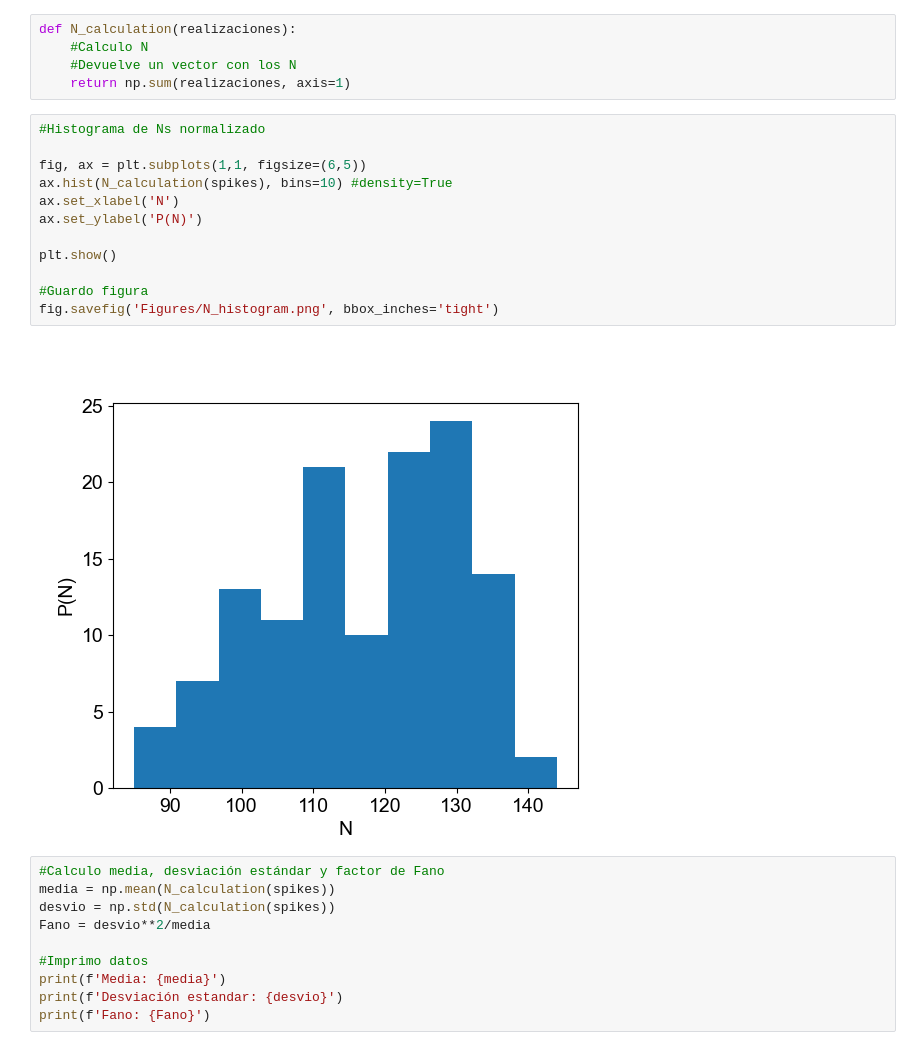
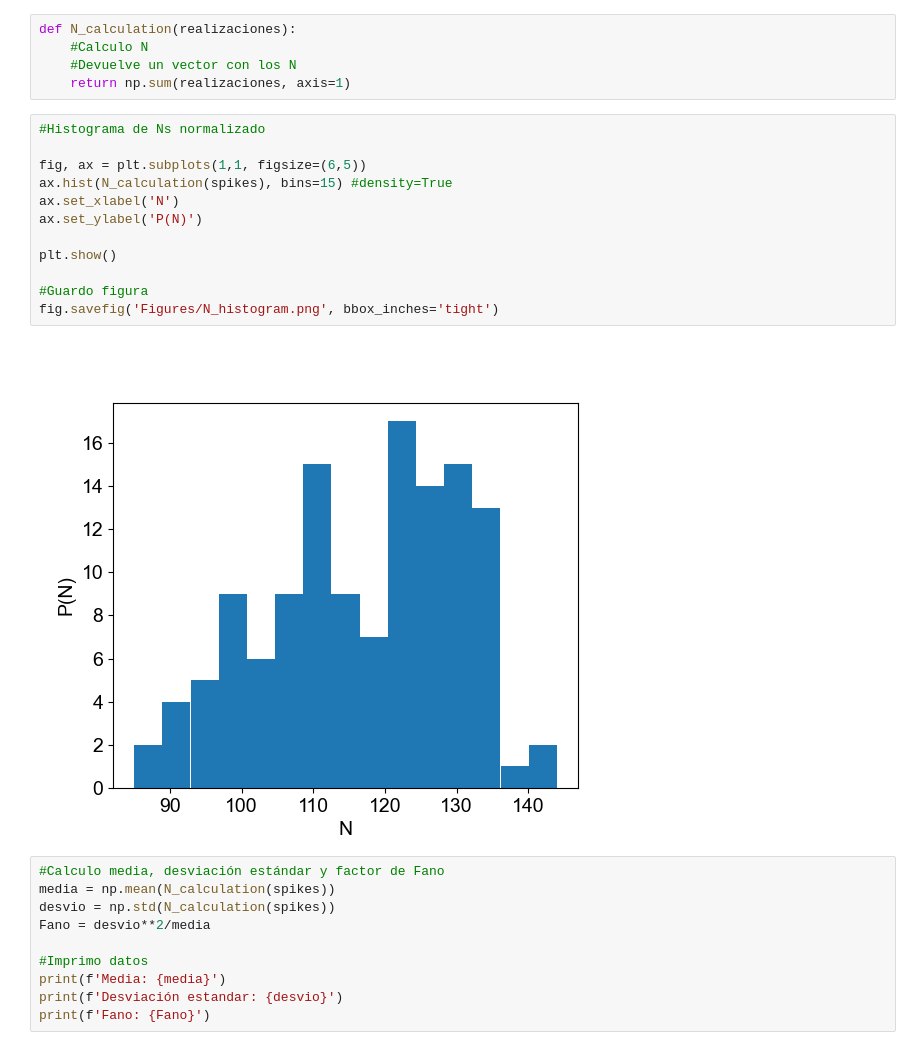
Before and after one commit to Lupama2/RedesNeuronales, a Jupyter notebook: Practicas/practica_3/practica_3.ipynb, the cells around one changed output. Saved outputs shown, nothing was run; the diff lists cells and outputs as text.

```diff
--- a/Practicas/practica_3/practica_3.ipynb
+++ b/Practicas/practica_3/practica_3.ipynb
@@ -93,17 +93,17 @@ def N_calculation(realizaciones):
 # %%
 #Histograma de Ns normalizado
 
 fig, ax = plt.subplots(1,1, figsize=(6,5))
-ax.hist(N_calculation(spikes), bins=10) #density=True
+ax.hist(N_calculation(spikes), bins=15) #density=True
 ax.set_xlabel('N')
 ax.set_ylabel('P(N)')
 
 plt.show()
 
 #Guardo figura
 fig.savefig('Figures/N_histogram.png', bbox_inches='tight')
 # %% [output]
-[figure, old version]
+[figure, new version]
 # %%
 #Calculo media, desviación estándar y factor de Fano
 media = np.mean(N_calculation(spikes))
```
Also changed, not shown: parts of 7 cells of this notebook, 2 other files.
